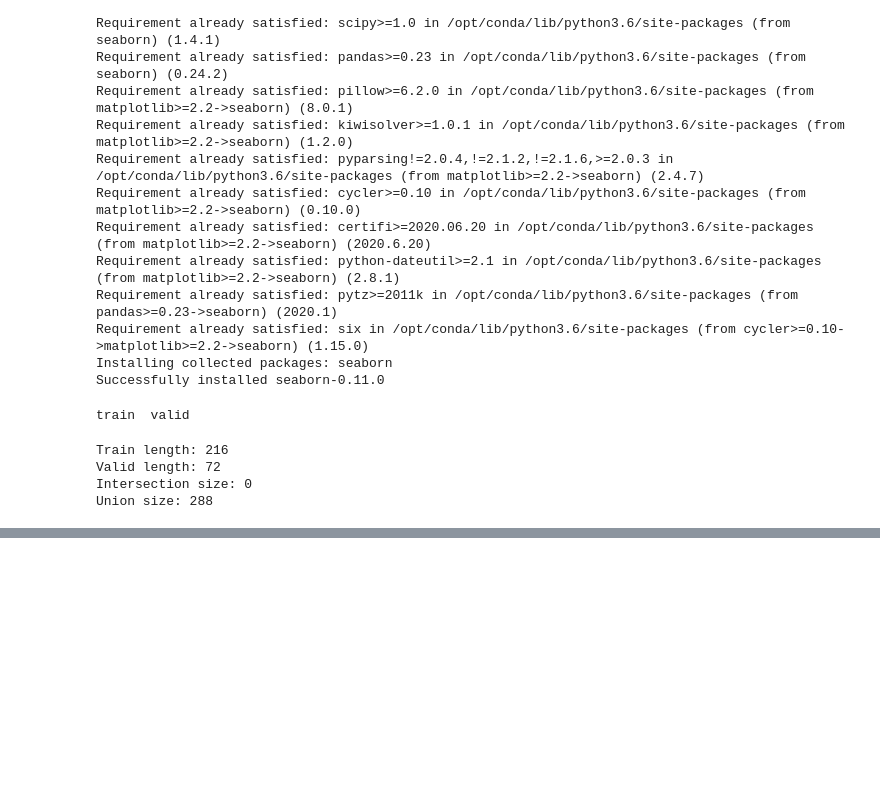
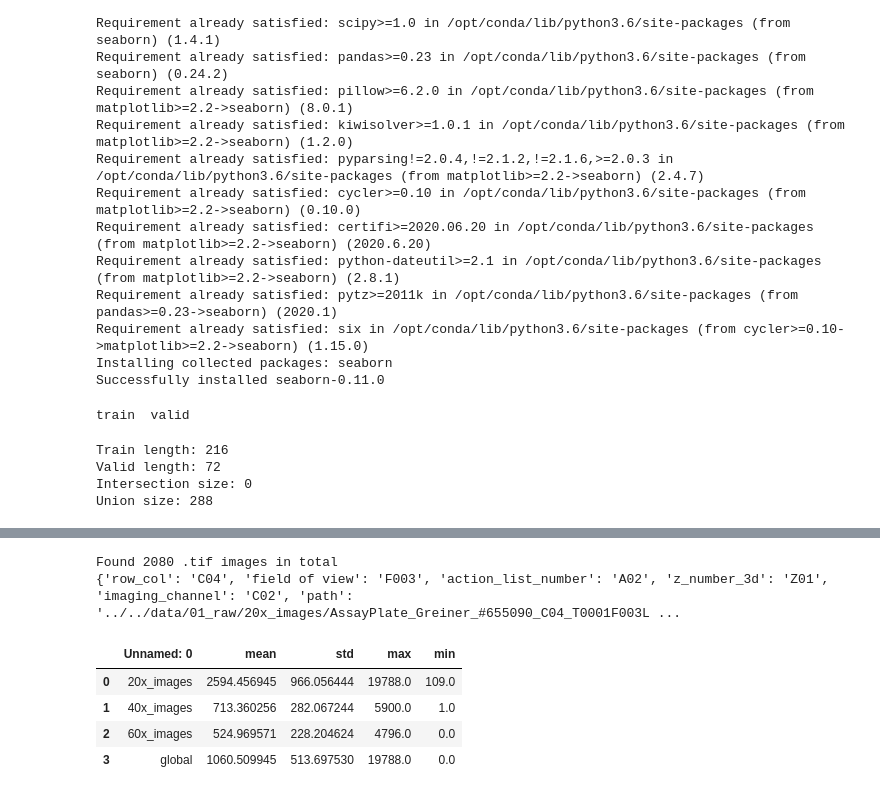
Before and after one commit to aidotse/Team-NordAxon-Code-Monkeys, a Jupyter notebook: AZHackathon/notebooks/Local/06_prepare_astra_zeneca_dataset.ipynb, the cells around one changed output, grey strips where cells are left out. Saved outputs shown, nothing was run; the diff lists cells and outputs as text; code cells hidden in the pictures; blank space fills up the shorter version.

```diff
--- a/AZHackathon/notebooks/Local/06_prepare_astra_zeneca_dataset.ipynb
+++ b/AZHackathon/notebooks/Local/06_prepare_astra_zeneca_dataset.ipynb
@@ -1087,0 +1208,5 @@ Union size: 288
+# %%
+create_inference_dataset("../../data/01_raw",".")
+# %% [output]
+Found 2080 .tif images in total
+{'row_col': 'C04', 'field of view': 'F003', 'action_list_number': 'A02', 'z_number_3d': 'Z01', 'imaging_channel': 'C02', 'path': '../../data/01_raw/20x_images/AssayPlate_Greiner_#655090_C04_T0001F003L ...
@@ -1087,0 +1215,8 @@ Union size: 288
+# %%
+pd.read_csv("../../data/06_outputs/input_statistics.csv")
+# %% [output]
+|  | Unnamed: 0 | mean | std | max | min |
+| 0 | 20x_images | 2594.456945 | 966.056444 | 19788.0 | 109.0 |
+| 1 | 40x_images | 713.360256 | 282.067244 | 5900.0 | 1.0 |
+| 2 | 60x_images | 524.969571 | 228.204624 | 4796.0 | 0.0 |
+| 3 | global | 1060.509945 | 513.697530 | 19788.0 | 0.0 |
```
Also changed, not shown: parts of 5 cells of this notebook, 4 other files.
